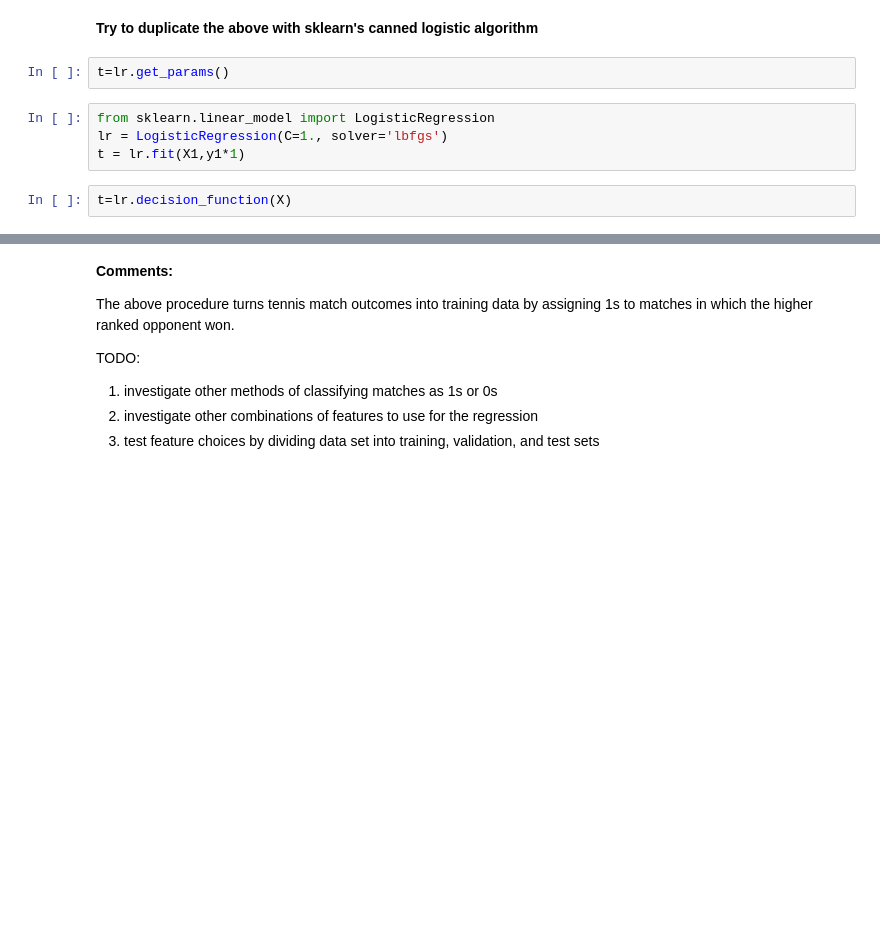
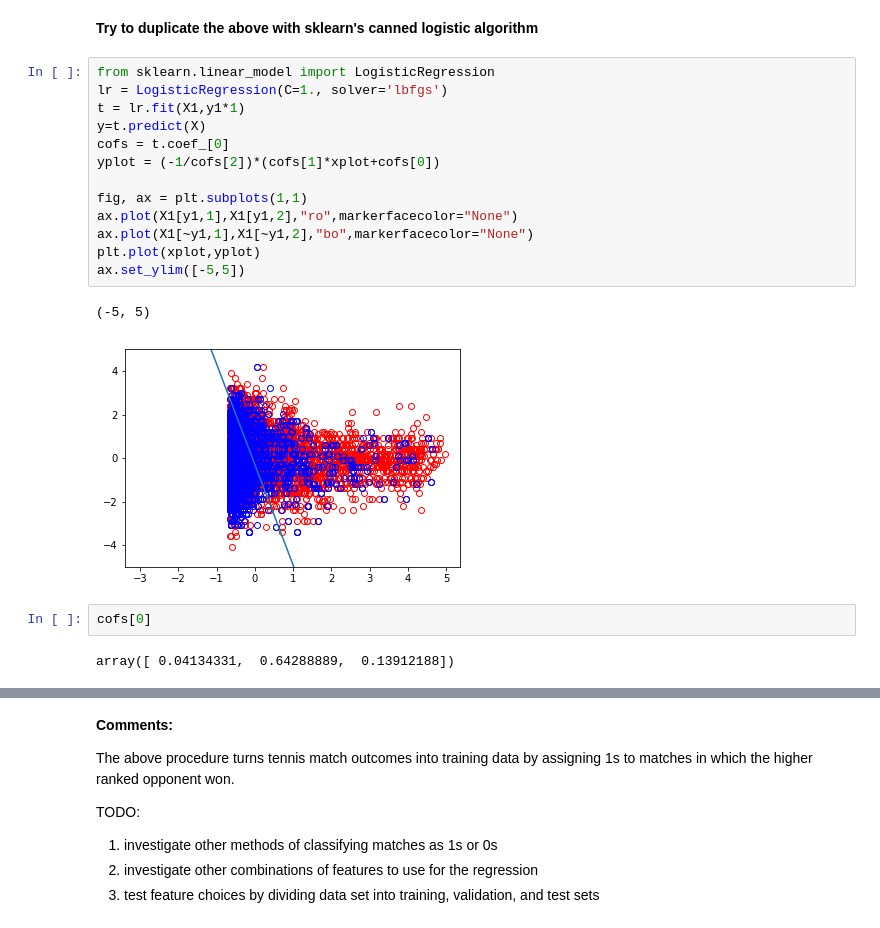
Before and after one commit to carltoews/tennis, a Jupyter notebook: tennis_predictions.ipynb, the cells around one changed output, grey strips where cells are left out. Drawn from its saved outputs; the diff is of its cells as text; blank space fills up the shorter version.

```diff
--- a/tennis_predictions.ipynb
+++ b/tennis_predictions.ipynb
@@ -416,10 +438,22 @@ print("rank success rate: ", rank_success_rate)
 # %% [markdown]
 **Try to duplicate the above with sklearn's canned logistic algorithm**
-# %%
-t=lr.get_params()
-# %%
-from sklearn.linear_model import LogisticRegression
-lr = LogisticRegression(C=1., solver='lbfgs')
-t = lr.fit(X1,y1*1)
-# %%
-t=lr.decision_function(X)
+# %%
+from sklearn.linear_model import LogisticRegression
+lr = LogisticRegression(C=1., solver='lbfgs')
+t = lr.fit(X1,y1*1)
+y=t.predict(X)
+cofs = t.coef_[0]
+yplot = (-1/cofs[2])*(cofs[1]*xplot+cofs[0])
+
+fig, ax = plt.subplots(1,1)
+ax.plot(X1[y1,1],X1[y1,2],"ro",markerfacecolor="None")
+ax.plot(X1[~y1,1],X1[~y1,2],"bo",markerfacecolor="None")
+plt.plot(xplot,yplot)
+ax.set_ylim([-5,5])
+# %% [output]
+(-5, 5)
+[figure, added]
+# %%
+cofs[0]
+# %% [output]
+array([ 0.04134331,  0.64288889,  0.13912188])
```
Also changed, not shown: parts of 55 cells of this notebook, 11 other files.
